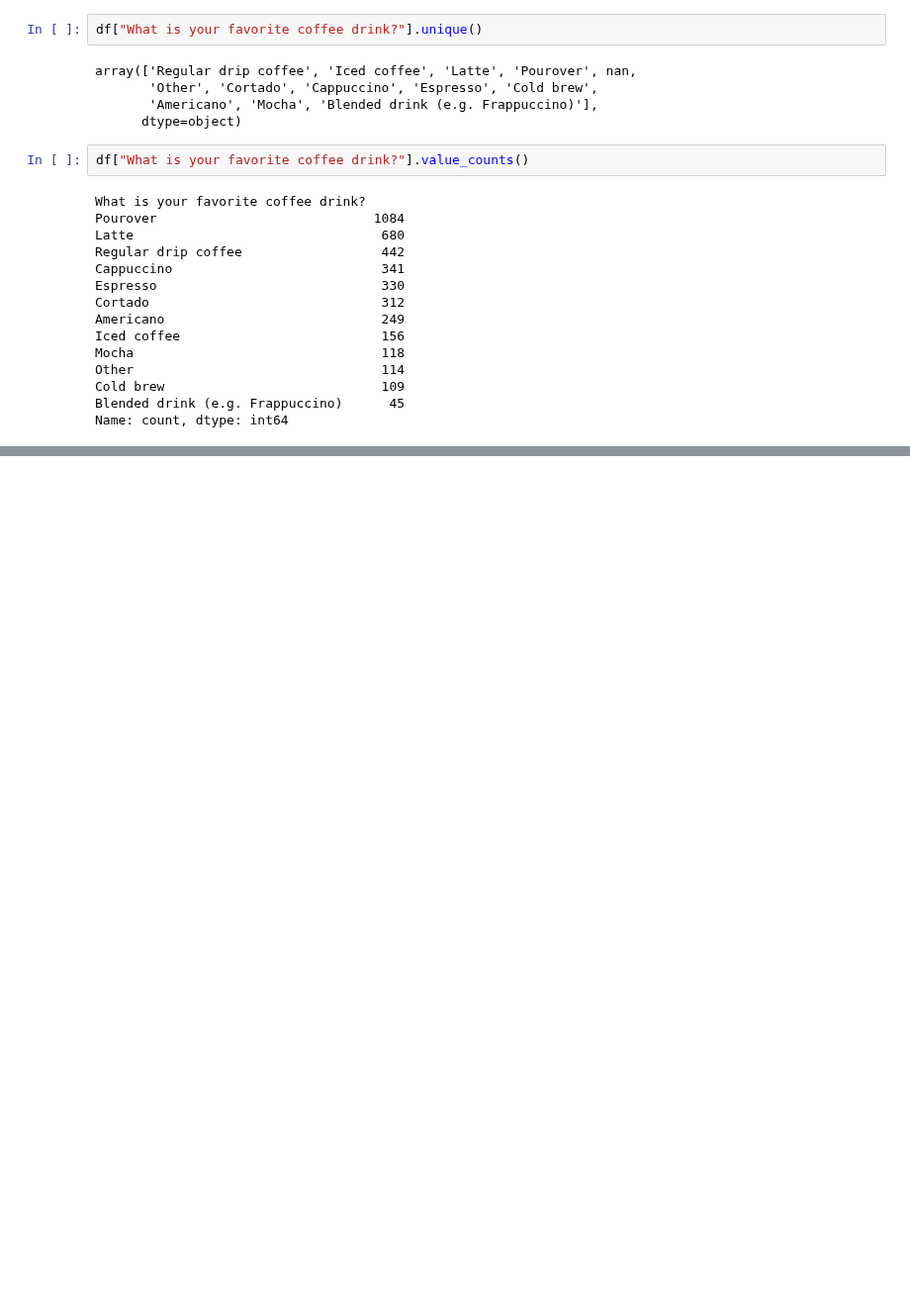
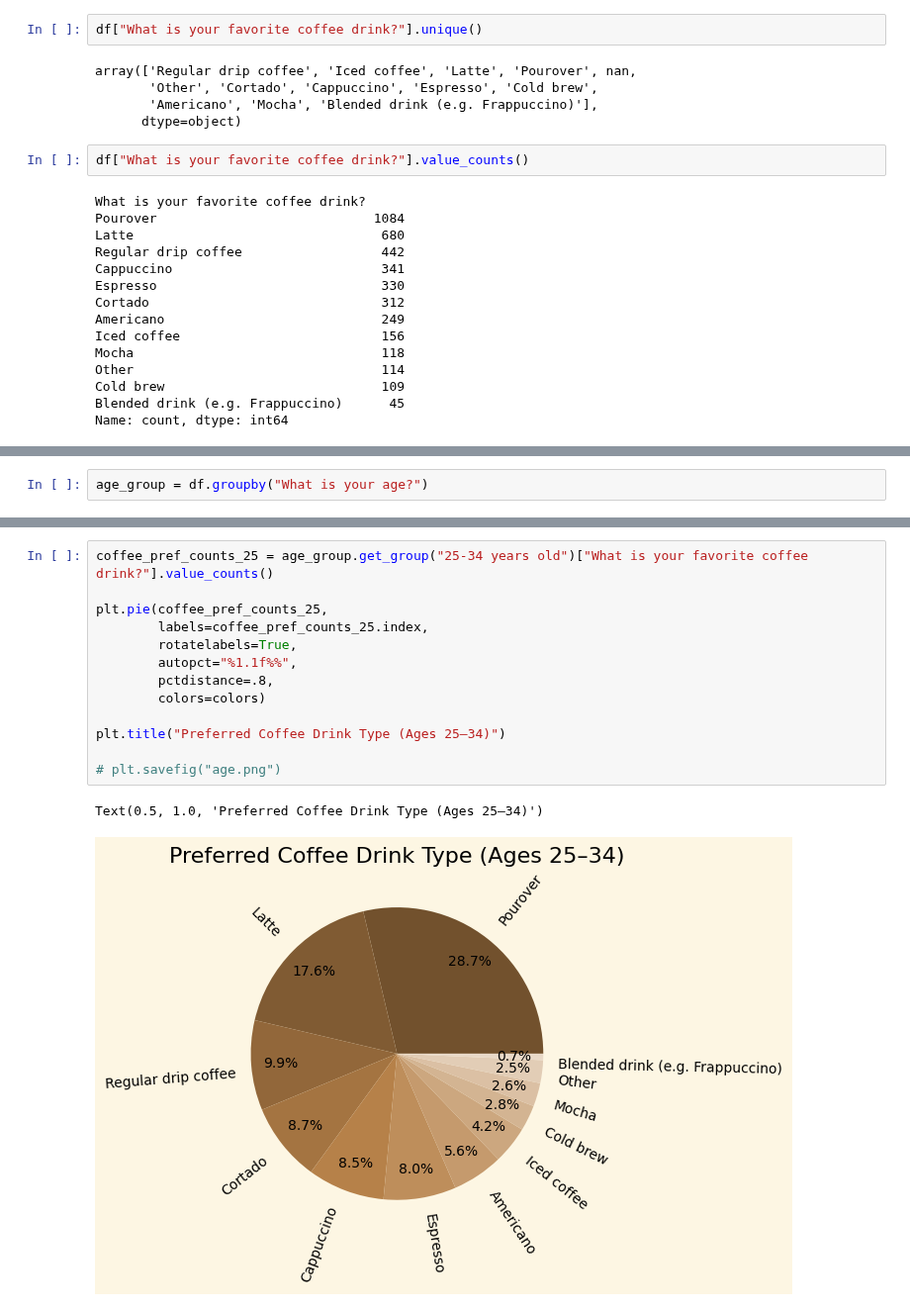
Before and after one commit to peterjungers/coffee_survey, a Jupyter notebook: coffee_survey.ipynb, the cells around one changed output, grey strips where cells are left out. Shown at 99% size. Cells and saved outputs as stored; diff of their text form; blank space fills up the shorter version.

```diff
--- a/coffee_survey.ipynb
+++ b/coffee_survey.ipynb
@@ -127,0 +129,2 @@ Text(0.5, 1.0, 'Preferred Coffee Drink Type')
+# %%
+age_group = df.groupby("What is your age?")
@@ -127,0 +148,16 @@ Text(0.5, 1.0, 'Preferred Coffee Drink Type')
+# %%
+coffee_pref_counts_25 = age_group.get_group("25-34 years old")["What is your favorite coffee drink?"].value_counts()
+
+plt.pie(coffee_pref_counts_25,
+        labels=coffee_pref_counts_25.index,
+        rotatelabels=True,
+        autopct="%1.1f%%",
+        pctdistance=.8,
+        colors=colors)
+
+plt.title("Preferred Coffee Drink Type (Ages 25–34)")
+
+# plt.savefig("age.png")
+# %% [output]
+Text(0.5, 1.0, 'Preferred Coffee Drink Type (Ages 25–34)')
+[figure, added]
```
Also changed, not shown: parts of 9 cells of this notebook.
